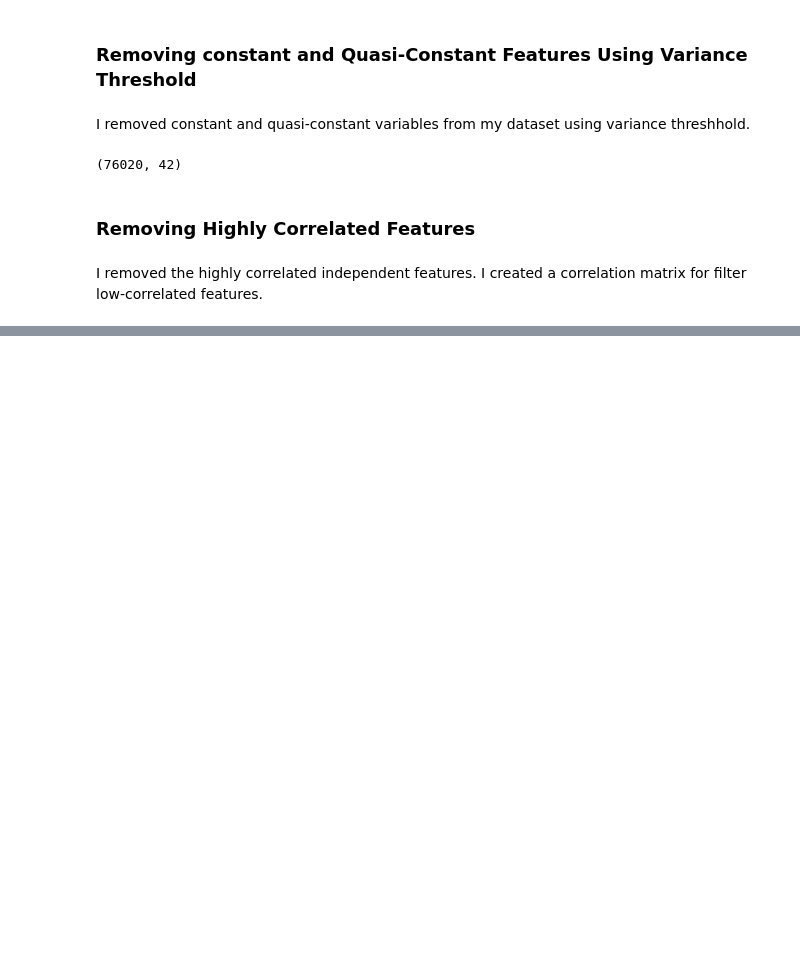
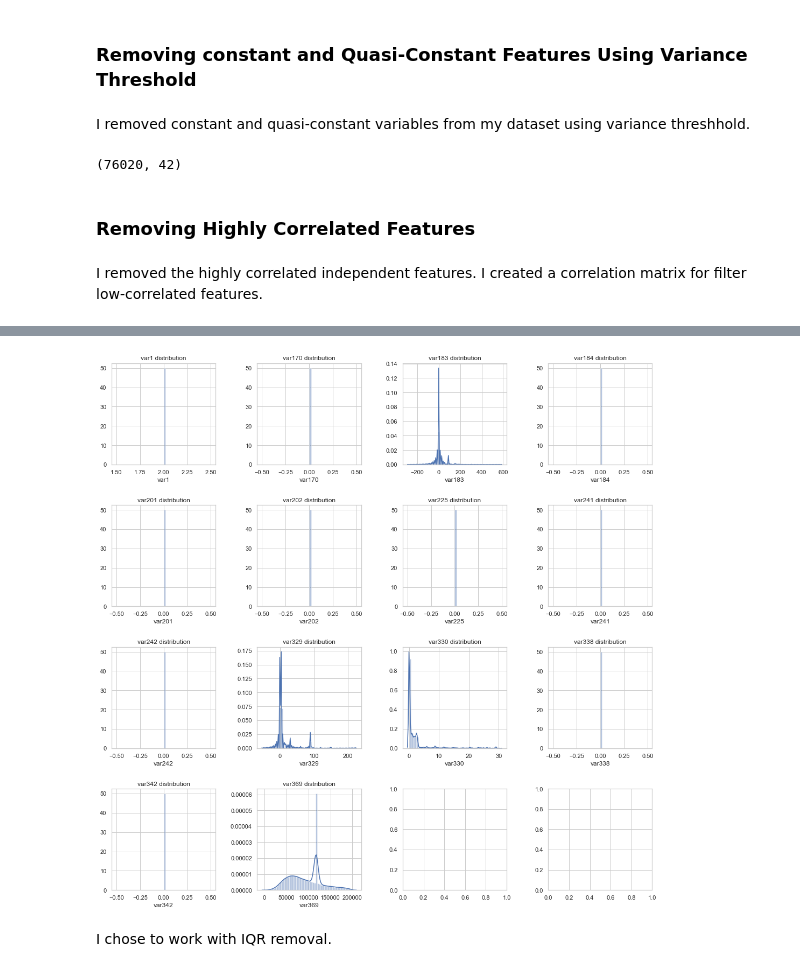
Before and after one commit to naiaraap/Predicting-Customer-Satisfaction-Level-from-Santander, a Jupyter notebook: CustomerSatisfactionLevelPrediction.ipynb, the cells around one changed output, grey strips where cells are left out. Cells and saved outputs as stored; diff of their text form; code cells hidden in the pictures; blank space fills up the shorter version.

```diff
--- a/CustomerSatisfactionLevelPrediction.ipynb
+++ b/CustomerSatisfactionLevelPrediction.ipynb
@@ -128,0 +306,23 @@ df_reduced_test.to_csv()
+# %%
+# Checking clean data distribution
+fig, axs = plt.subplots(ncols=4, nrows=4)
+plt.subplots_adjust(hspace = 0.4, wspace = 0.4)
+fig.set_size_inches(18, 18, forward=True)
+df = df_train_iqr
+
+count = 0
+
+for i in range(4):
+    for j in range(4):
+        plt.sca(ax=axs[i][j])
+        if count < 14:
+            col = df.columns[count]
+            sns.distplot(df[col]).set_title(col +' distribution')
+        else:
+            break
+
+        count +=1
+# %% [output]
+[figure, added]
+# %% [markdown]
+I chose to work with IQR removal.
```
Also changed, not shown: parts of 37 cells of this notebook.
